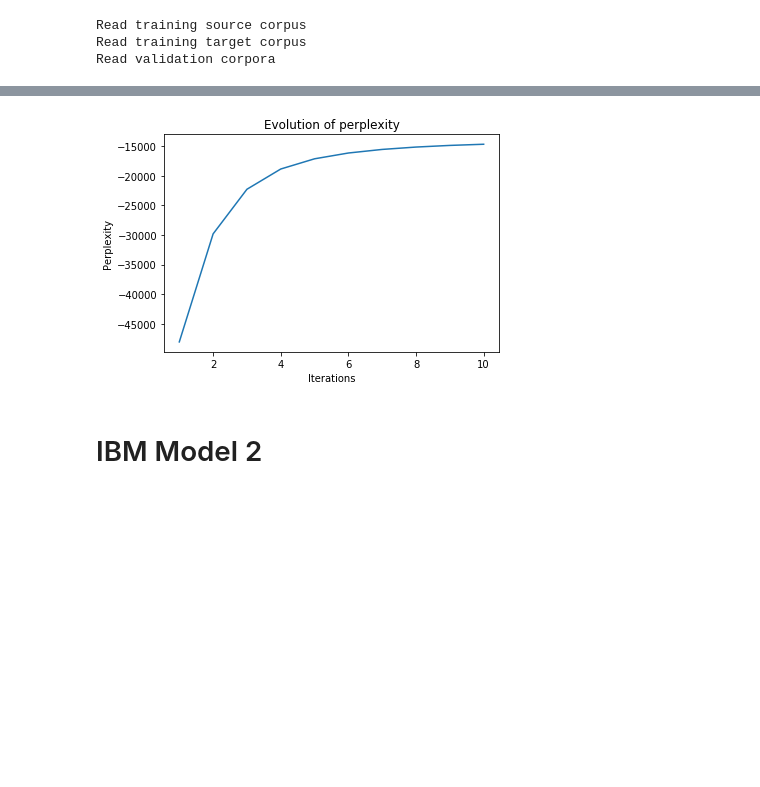
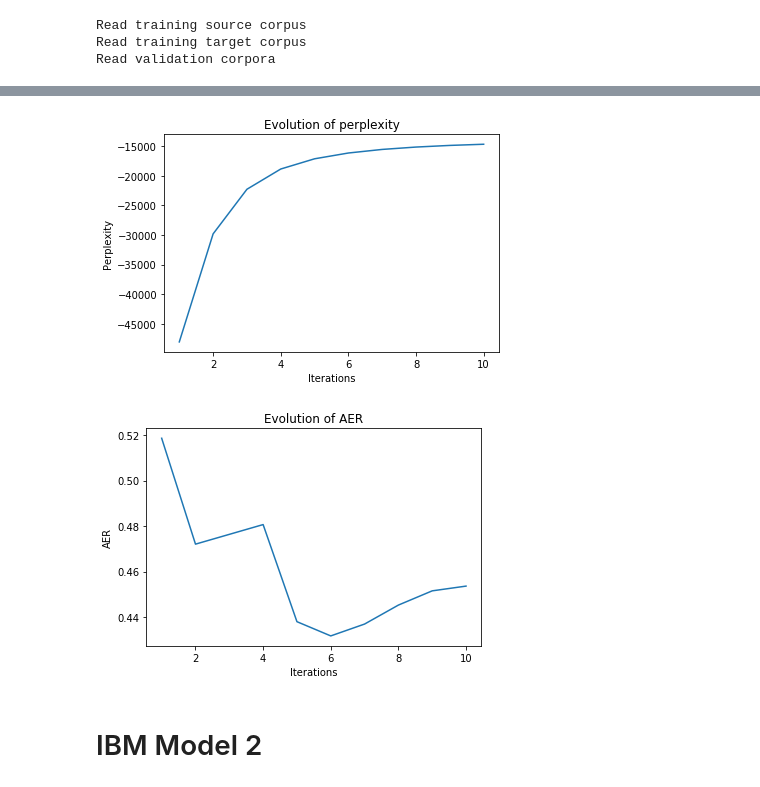
Before and after one commit to Kaleidophon/NLP2, a Jupyter notebook: assignment1/project1.ipynb, the cells around one changed output, grey strips where cells are left out. Drawn from its saved outputs; the diff is of its cells as text; code cells hidden in the pictures; blank space fills up the shorter version.

```diff
--- a/assignment1/project1.ipynb
+++ b/assignment1/project1.ipynb
@@ -298,11 +287,18 @@ Doing M-step...
 # %%
 plt.plot(np.arange(1, len(perplexities)+1), perplexities)
 plt.title("Evolution of perplexity")
 plt.xlabel("Iterations")
 plt.ylabel("Perplexity")
 plt.show()
+
+plt.plot(np.arange(1, len(aers)+1), aers)
+plt.title("Evolution of AER")
+plt.xlabel("Iterations")
+plt.ylabel("AER")
+plt.show()
 # %% [output]
 [figure]
+[figure, added]
 # %% [markdown]
 <h1>IBM Model 2</h1>
 # %%
```
Also changed, not shown: parts of 6 cells of this notebook.
